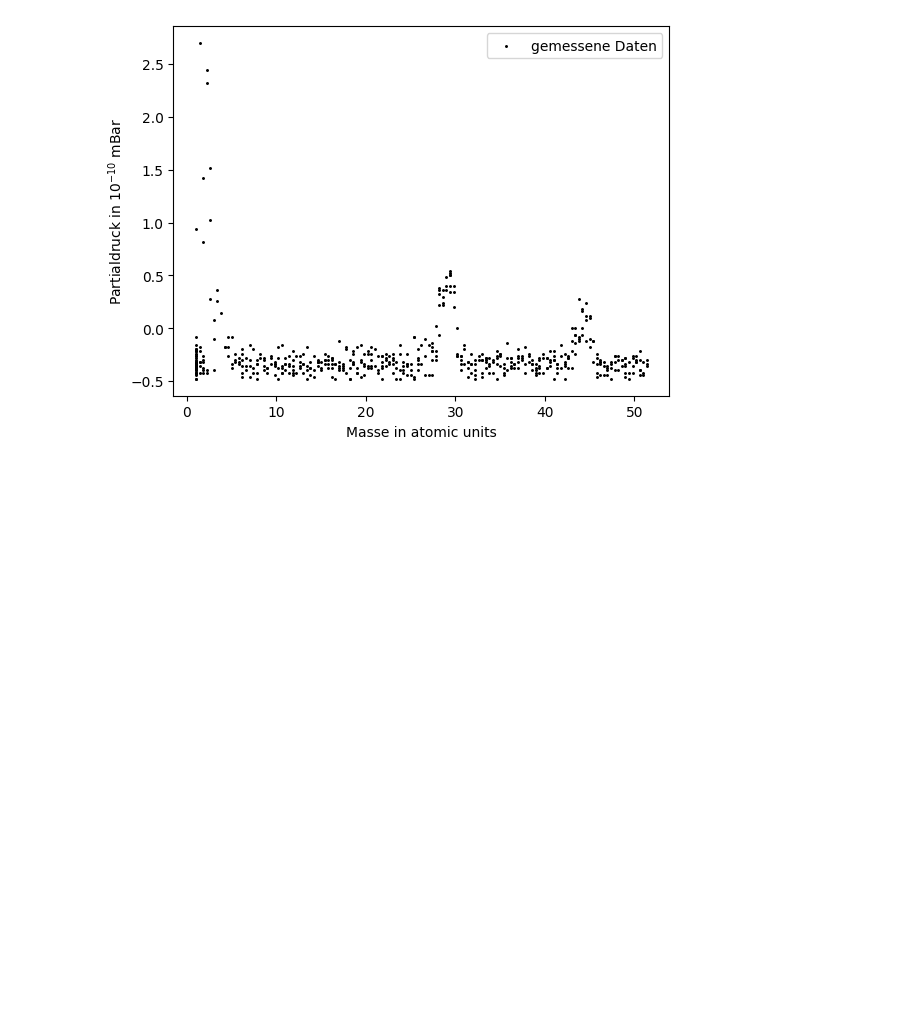
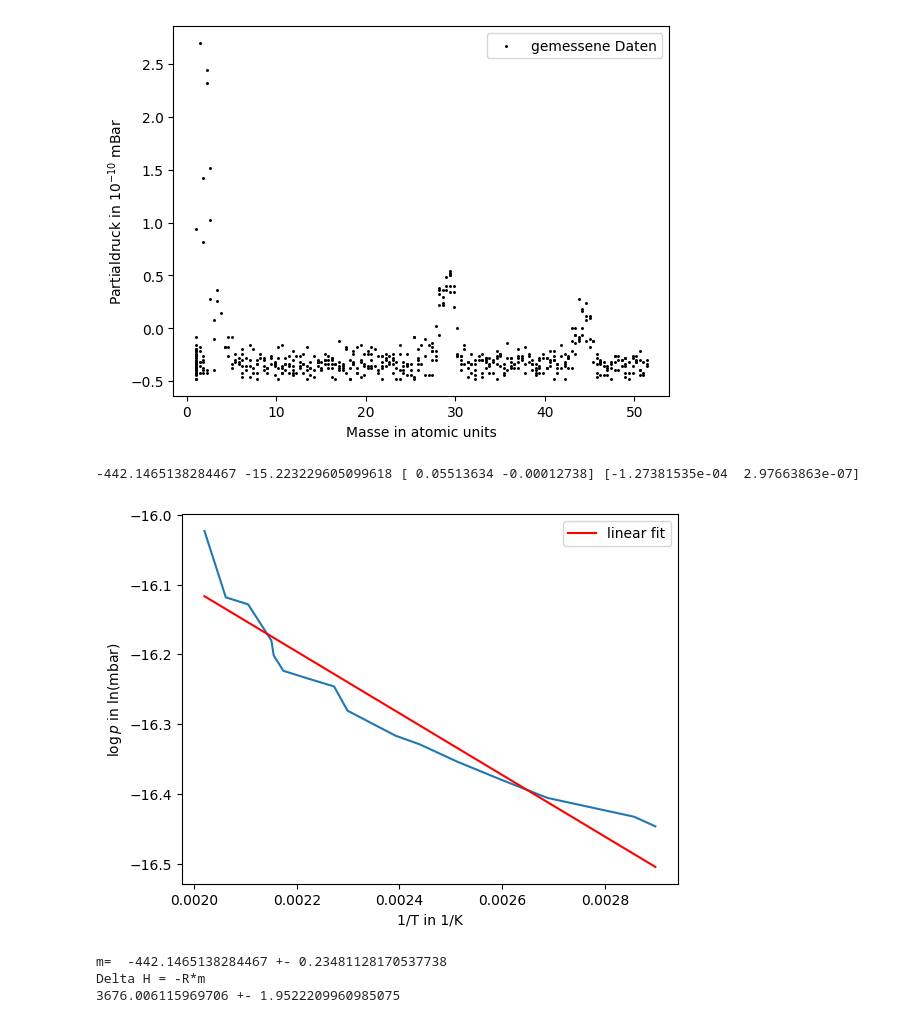
Before and after one commit to thexwon/Praktikum-Moderne-Physik, a Jupyter notebook: Massenspektrometer/Untitled1.ipynb, the cells around one changed output. Saved outputs shown, nothing was run; the diff lists cells and outputs as text; code cells hidden in the pictures; blank space fills up the shorter version.

```diff
--- a/Massenspektrometer/Untitled1.ipynb
+++ b/Massenspektrometer/Untitled1.ipynb
@@ -455,3 +467,39 @@ plt.savefig("include/MS20eV.png")
 plt.show()
 # %% [output]
 [figure]
+# %%
+#Aufgabe 6: Thermische Zersetzung
+U= np.array([12.15,11.69,10.99,10.58,10.41,10.07,9.71,9.06,8.76,7.87,7.48,6.84,6.06,5.16,4.35,4.03])
+p = np.array([1.1e-7,1e-7,9.9e-8,9.4e-8,9.2e-8,9e-8,8.9e-8,8.8e-8,8.5e-8,8.2e-8,8.1e-8,7.9e-8,7.7e-8,7.5e-8,7.3e-8,7.2e-8])
+T =np.array([495,485,475,465,464,460,450,440,435,418,410,398,385,372,350,345])
+
+plt.plot(1/T,np.log(p))
+
+start = 0
+end= 20
+
+popt,pcov = curve_fit(linearFit,1/T[start:end], np.log(p[start:end]),sigma = 1/T[start:end]*0.10, absolute_sigma = True)
+plt.plot(1/T,linearFit(1/T,*popt),color="red", label="linear fit")
+print(*popt, *pcov)
+
+plt.legend()
+plt.xlabel("1/T in 1/K")
+plt.ylabel("$\log{p}$ in ln(mbar)")
+plt.savefig("include/MSTherm.png")
+plt.show()
+sigma_m = np.sqrt(pcov[0,0])
+sigma_c = np.sqrt(pcov[1,1])
+m  =popt[0]
+c = popt[1]
+print("m= ",m,"+-",sigma_m)
+print("Delta H = -R*m")
+R= 8.314
+H = -R*m
+H_sig = np.sqrt((-R*sigma_m)**2)
+print(H,"+-",H_sig)
+# %% [output]
+-442.1465138284467 -15.223229605099618 [ 0.05513634 -0.00012738] [-1.27381535e-04  2.97663863e-07]
+[figure, added]
+m=  -442.1465138284467 +- 0.23481128170537738
+Delta H = -R*m
+3676.006115969706 +- 1.9522209960985075
```
Also changed, not shown: parts of 2 cells of this notebook, 1 other file.
